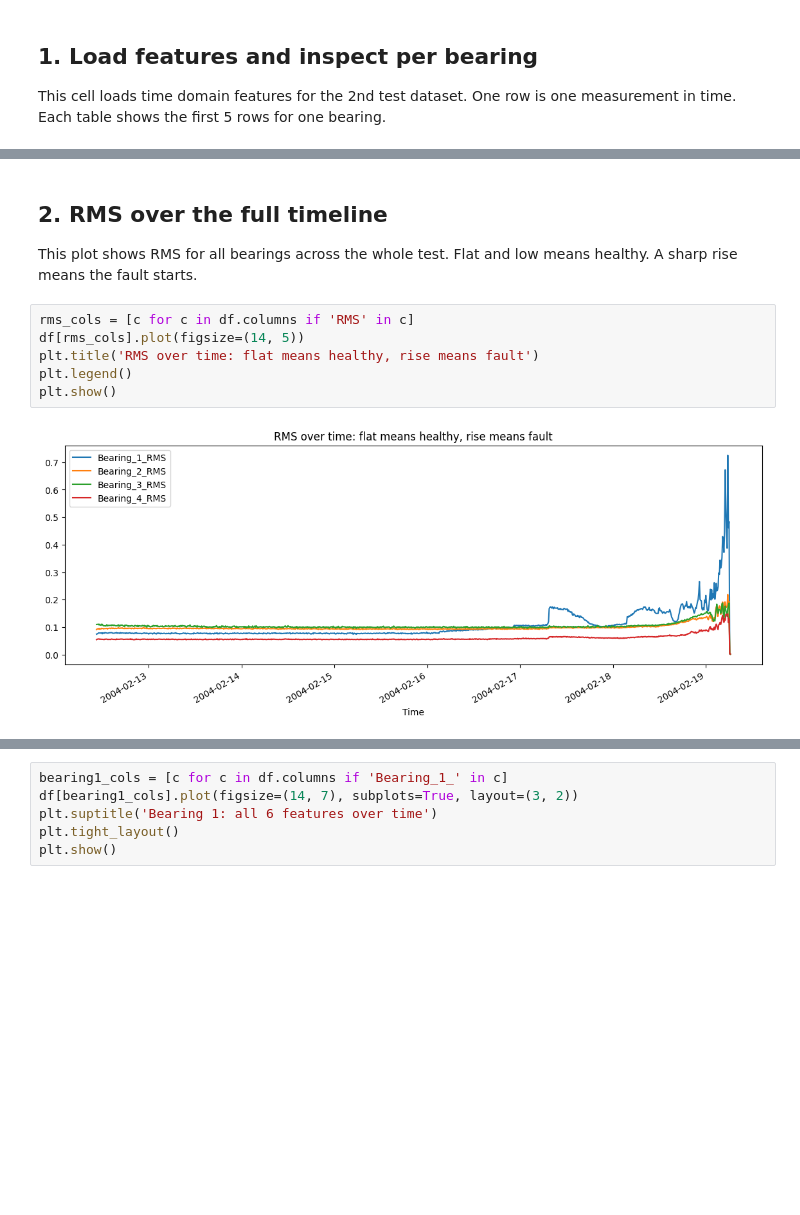
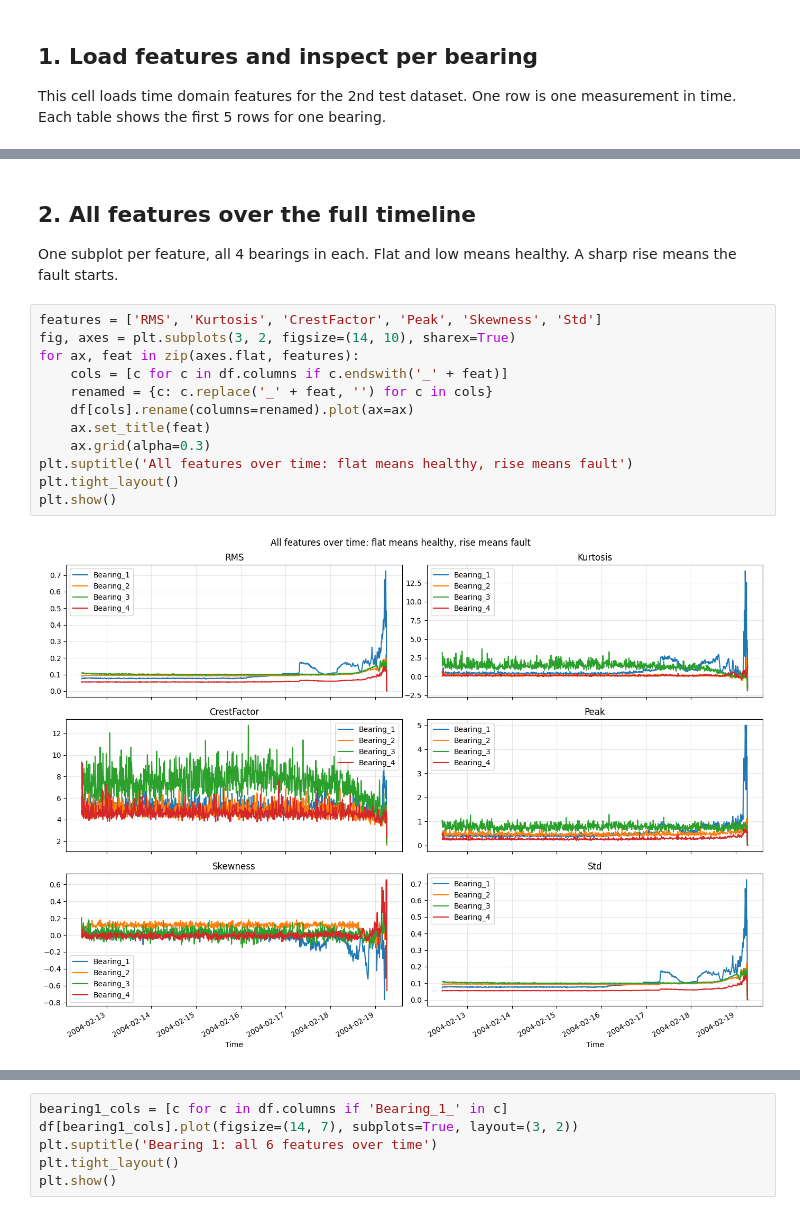
Before and after one commit to maidabiber/anomaly-detection-thesis, a Jupyter notebook: notebooks/analyze_2nd_test.ipynb, the cells around one changed output, grey strips where cells are left out. Drawn from its saved outputs; the diff is of its cells as text; blank space fills up the shorter version.

```diff
--- a/notebooks/analyze_2nd_test.ipynb
+++ b/notebooks/analyze_2nd_test.ipynb
@@ -47,15 +47,21 @@ for i in [1, 2, 3, 4]:
 | 2004-02-12 11:02:39 | 0.056807 | 0.806190 | 9.241749 | 0.525 | -0.036327 | ... |
 | 2004-02-12 11:12:39 | 0.056841 | 0.138954 | 4.292680 | 0.244 | 0.019008 | ... |
 # %% [markdown]
-## 2. RMS over the full timeline
+## 2. All features over the full timeline
 
-This plot shows RMS for all bearings across the whole test.
+One subplot per feature, all 4 bearings in each.
 Flat and low means healthy. A sharp rise means the fault starts.
 # %%
-rms_cols = [c for c in df.columns if 'RMS' in c]
-df[rms_cols].plot(figsize=(14, 5))
-plt.title('RMS over time: flat means healthy, rise means fault')
-plt.legend()
+features = ['RMS', 'Kurtosis', 'CrestFactor', 'Peak', 'Skewness', 'Std']
+fig, axes = plt.subplots(3, 2, figsize=(14, 10), sharex=True)
+for ax, feat in zip(axes.flat, features):
+    cols = [c for c in df.columns if c.endswith('_' + feat)]
+    renamed = {c: c.replace('_' + feat, '') for c in cols}
+    df[cols].rename(columns=renamed).plot(ax=ax)
+    ax.set_title(feat)
+    ax.grid(alpha=0.3)
+plt.suptitle('All features over time: flat means healthy, rise means fault')
+plt.tight_layout()
 plt.show()
 # %% [output]
-[figure, old version]
+[figure, new version]
```
Also changed, not shown: parts of 11 cells of this notebook.
